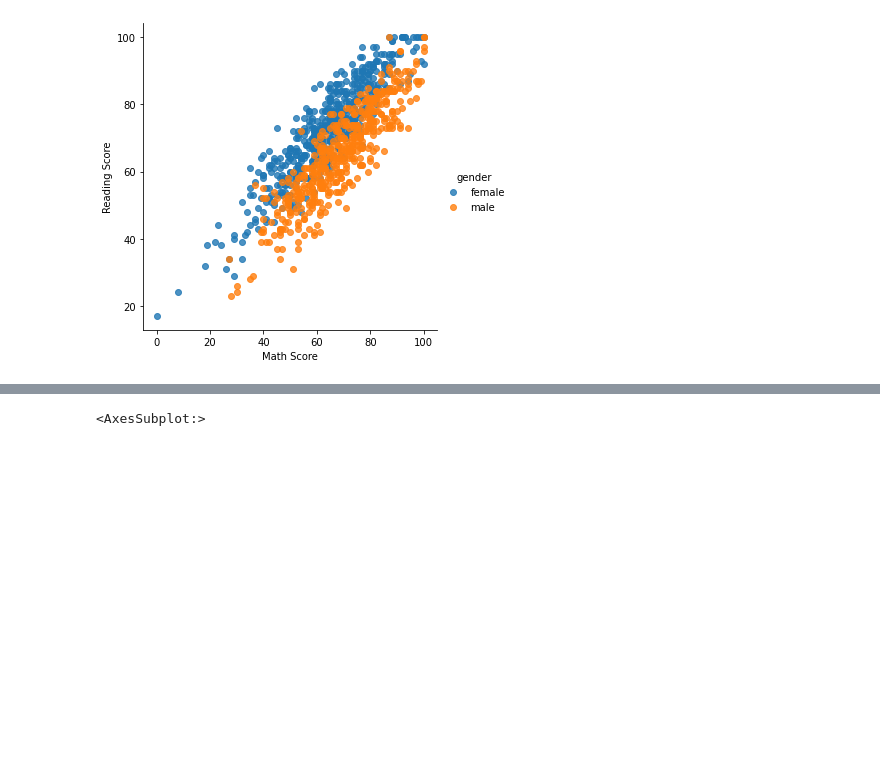
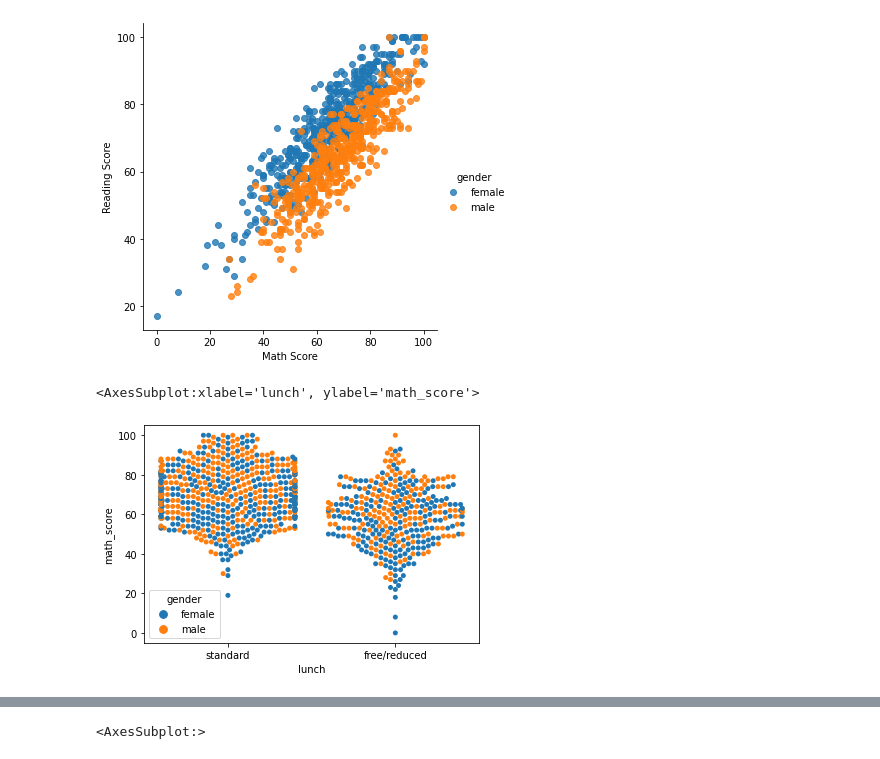
Before and after one commit to Porpoising/home_tasks, a Jupyter notebook: Cribs/viz_crib.ipynb, the cells around one changed output, grey strips where cells are left out. Saved outputs shown, nothing was run; the diff lists cells and outputs as text; code cells hidden in the pictures; blank space fills up the shorter version.

```diff
--- a/Cribs/viz_crib.ipynb
+++ b/Cribs/viz_crib.ipynb
@@ -40,3 +40,8 @@ ax.set_ylabels('Reading Score')
 # %% [output]
 <seaborn.axisgrid.FacetGrid at 0x...>
 [figure]
+# %%
+sb.swarmplot(y='math_score', x='lunch', hue='gender',data=students_performance)
+# %% [output]
+<AxesSubplot:xlabel='lunch', ylabel='math_score'>
+[figure, added]
```
Also changed, not shown: parts of 11 cells of this notebook, 1 other file.
